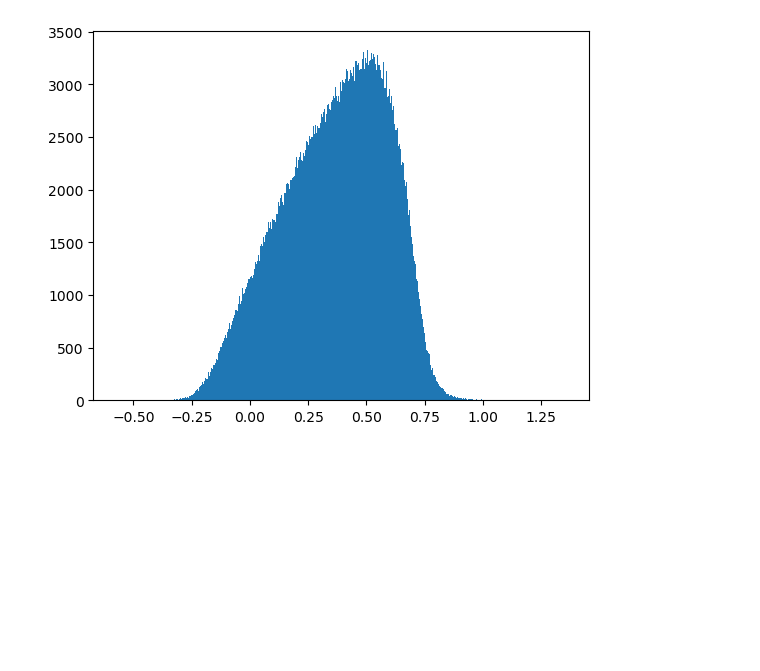
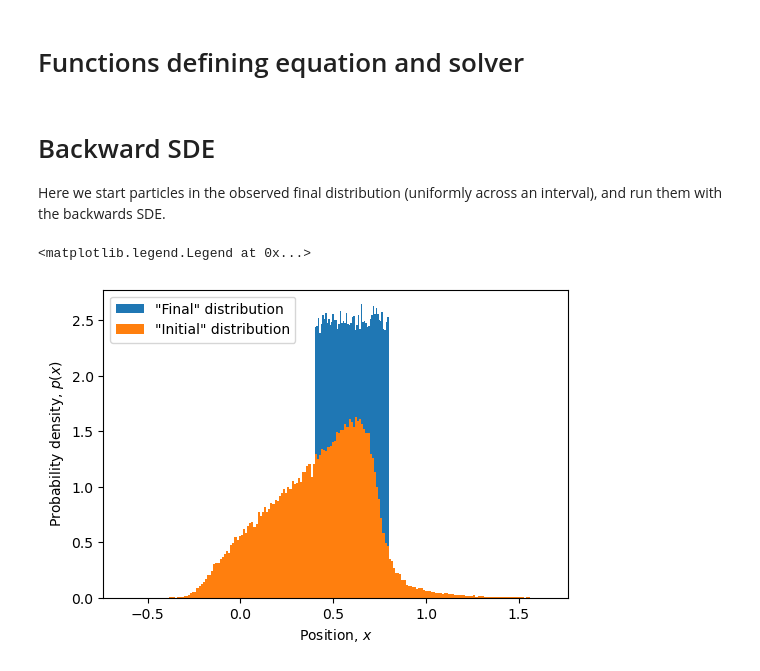
Before and after one commit to nordam/backward-kolmogorov, a Jupyter notebook: Backward.ipynb, the cells around one changed output. Cells and saved outputs as stored; diff of their text form; code cells hidden in the pictures; blank space fills up the shorter version.

```diff
--- a/Backward.ipynb
+++ b/Backward.ipynb
@@ -39,45 +51,69 @@ In my line of work, I deal with advection-diffusion problems where the functions
+# %% [markdown]
+# Functions defining equation and solver
 # %%
+# Global variables for drift and diffusion
+K0 = 0.001
+K1 = 0.01
+v  = 0.02
+
 # Define diffusivity and derivative of diffusivity
 def K(z, t):
-    K0 = 1e-3
-    K1 = 5e-3
     return K0 + K1*(1 + np.sin(2*np.pi*z))
 
 def dKdz(z, t):
-    K1 = 5e-3
     return 2*np.pi * K1*np.cos(2*np.pi*z)
 
-# Drift function for SDE
+# Drift function for forward SDE
 def a(z, t):
-    v = 0.01
     return v + dKdz(z, t)
 
+# Reverse drift function for backward SDE
 def a_(z, t):
-    v = -0.01
+    v = -0.02
     return v + dKdz(z, t)
 
+# Diffusion function, same for forward and backward SDE
 def b(z, t):
     return np.sqrt(2*K(z, t))
 
+# Euler-Maruyama method for numerically solving SDE
 def EM(z, t, dt, a, b):
     dW = np.random.normal(loc=0, scale=np.sqrt(dt), size=len(z))
     return z + a(z, t)*dt + b(z, t)*dW
+# %% [markdown]
+# Backward SDE
+
+Here we start particles in the observed final distribution (uniformly across an interval), and run them with the backwards SDE.
 # %%
-Np = 1000000
+# Parameters for "final" distribution, used throughout the notebook
+Tmax = 4.
+X0_ref = 0.6
+dX_ref = 0.2
+
+# Numerical parameters
+Np = 100000
 dt = 0.01
-Tmax = 5.
-z0 = 0.5
 
 # Derived variables
 Nt = int(Tmax / dt)
 
-# Model in reverse
-Z_ = z0 + np.random.uniform(low=-0.2, high=0.2, size=Np)
+# Set up the observed "final" distribution
+X0_backward = X0_ref + np.random.uniform(low=-dX_ref, high=dX_ref, size=Np)
+
+# Run model in reverse
 t = Tmax
+X_backward = X0_backward.copy()
 for n in range(Nt):
-    Z_ = EM(Z_, t, dt, a_, b)
+    X_backward = EM(X_backward, t, dt, a_, b)
     t -= dt
-# %%
-_ = plt.hist(Z_, bins=1000)
-# %% [output]
-[figure, removed]
+# %%
+# and plot histogram for illustration
+fig = plt.figure(figsize=(6,4))
+plt.hist(X0_backward, bins=50, label='"Final" distribution', density=True)
+plt.hist(X_backward, bins=200, label='"Initial" distribution', density=True)
+plt.xlabel('Position, $x$')
+plt.ylabel('Probability density, $p(x)$')
+plt.legend()
+# %% [output]
+<matplotlib.legend.Legend at 0x...>
+[figure, added]
```
Also changed, not shown: parts of 11 cells of this notebook.
